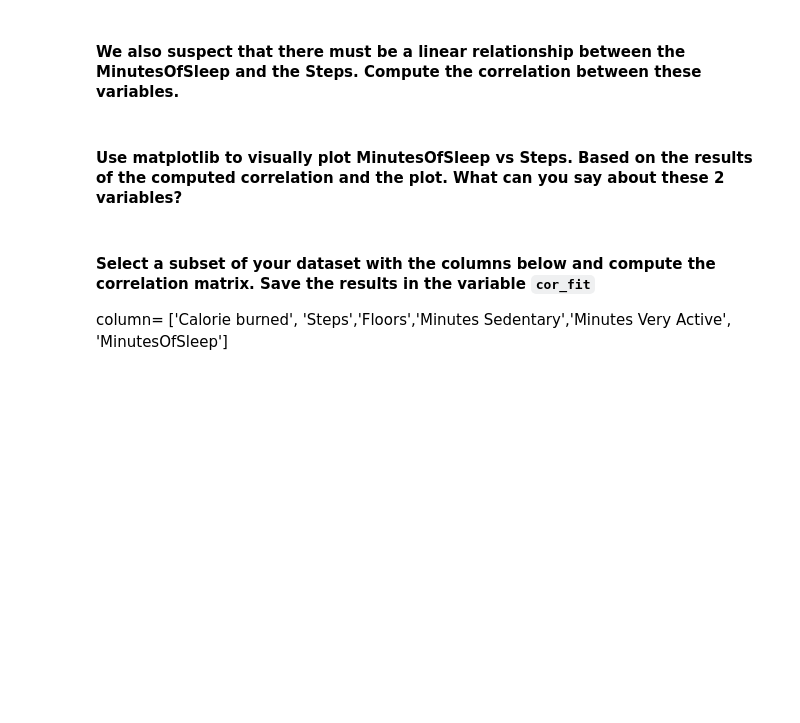
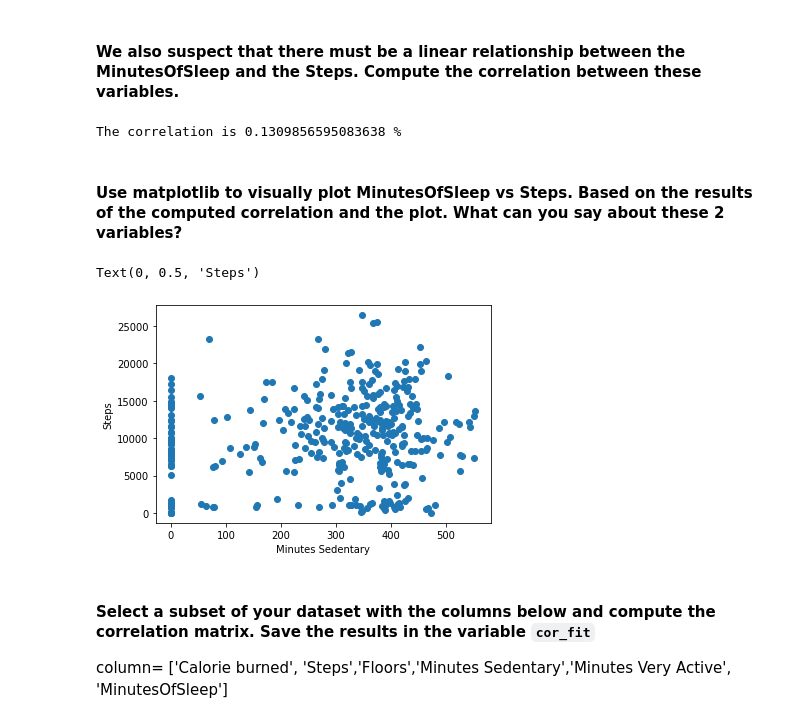
Before and after one commit to ta-datapt-bcn/lab-pivot-table-and-correlation, a Jupyter notebook: your_code/main.ipynb, the cells around one changed output. Cells and saved outputs as stored; diff of their text form; code cells hidden in the pictures; blank space fills up the shorter version.

```diff
--- a/your_code/main.ipynb
+++ b/your_code/main.ipynb
@@ -106,5 +302,9 @@
 #### We also suspect that there must be a linear relationship between the MinutesOfSleep and the Steps. Compute the correlation between these variables.
 # %%
 # your answer here
+
+print('The correlation is',fitbit['MinutesOfSleep'].corr(fitbit['Steps']), "%")
+# %% [output]
+The correlation is 0.1309856595083638 %
 # %% [markdown]
 #### Use matplotlib to visually plot MinutesOfSleep vs Steps. Based on the results of the computed correlation and the plot. What can you say about these 2 variables?
@@ -113,3 +311,14 @@
+# %%
+# your answer here
+
+plt.scatter(x=fitbit['MinutesOfSleep'], y=fitbit['Steps'])
+plt.xlabel('Minutes Sedentary')
+plt.ylabel('Steps')
+
+# Very small degree of correlation. The scatter plot makes it difficult to identify the type of correlation
+# %% [output]
+Text(0, 0.5, 'Steps')
+[figure, added]
 # %% [markdown]
 #### Select a subset of your dataset with the columns below and compute the correlation matrix. Save the results in the variable `cor_fit`
 column= ['Calorie burned', 'Steps','Floors','Minutes Sedentary','Minutes Very Active', 'MinutesOfSleep']
```
Also changed, not shown: parts of 52 cells of this notebook.
